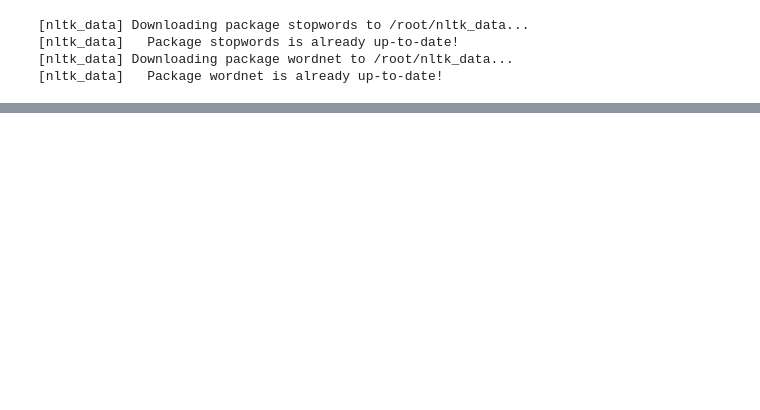
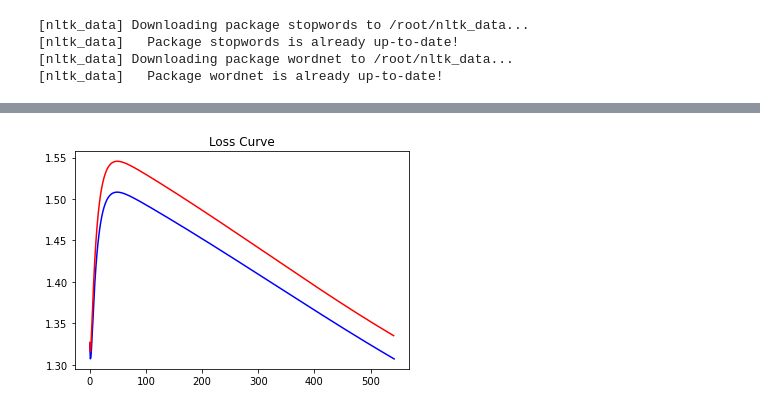
Before and after one commit to yangsu0/class_machine_learning, a Jupyter notebook: ML_Assignment11.ipynb, the cells around one changed output, grey strips where cells are left out. Drawn from its saved outputs; the diff is of its cells as text; code cells hidden in the pictures; blank space fills up the shorter version.

Commit message:
Plotting the data

```diff
--- a/ML_Assignment11.ipynb
+++ b/ML_Assignment11.ipynb
@@ -133,0 +217,13 @@ def accuracy(label, sig):
+# %%
+import matplotlib.pyplot as plt
+#Plot the loss curve
+loss_train_list = np.array(loss_train_list)
+loss_test_list = np.array(loss_test_list)
+
+plt.title('Loss Curve')
+plt.plot(loss_train_list,'b')
+plt.plot(loss_test_list, 'r')
+
+plt.show()
+# %% [output]
+[figure, added]
```
Also changed, not shown: parts of 5 cells of this notebook.
